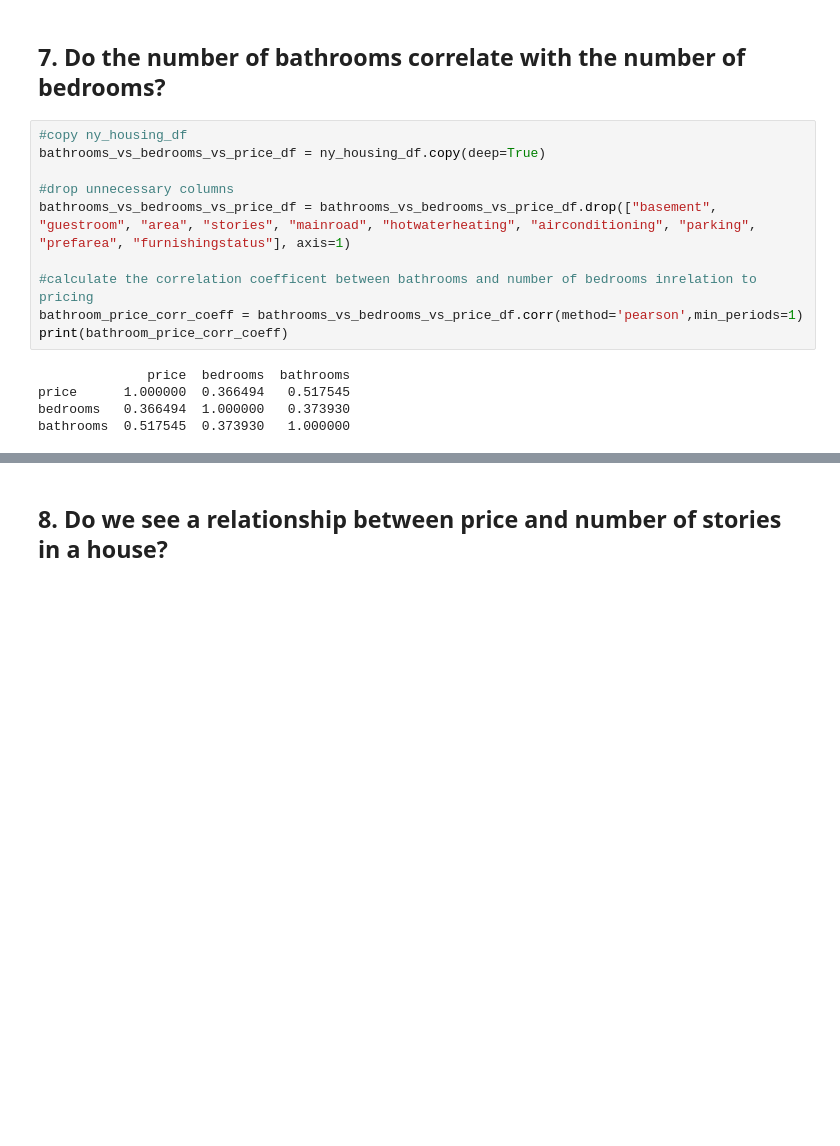
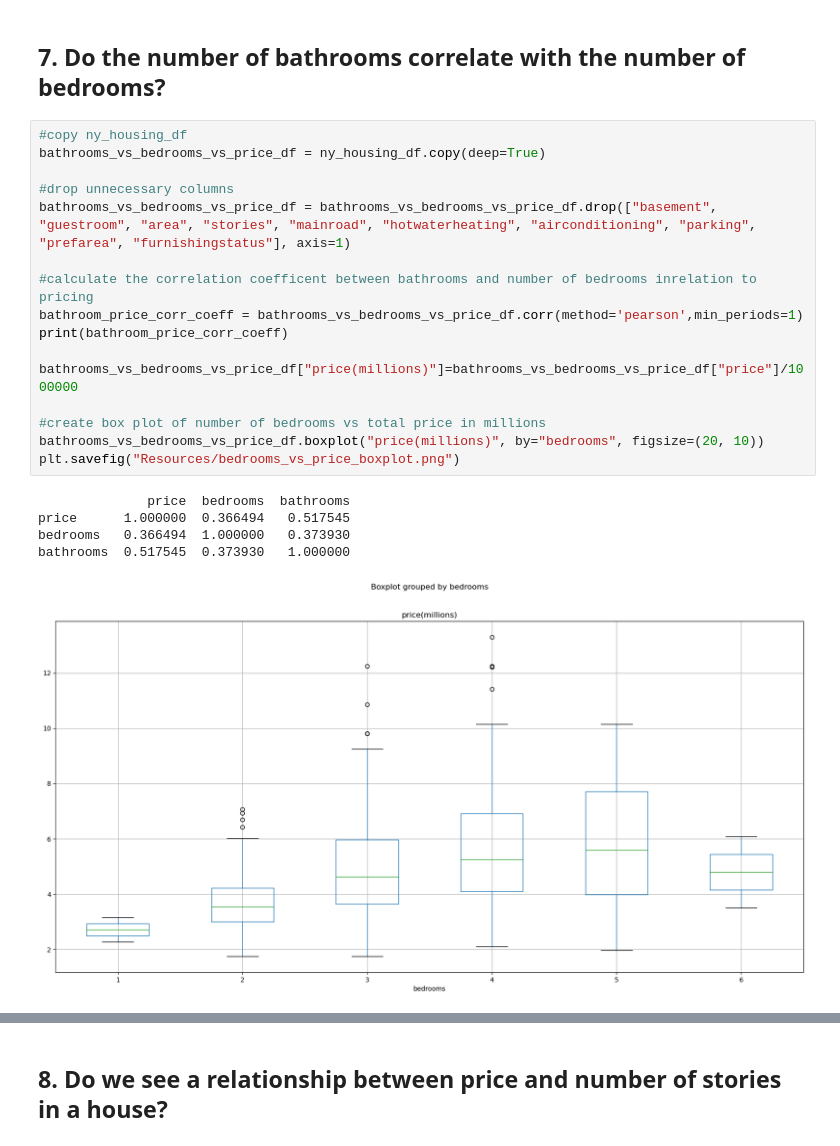
Before and after one commit to alanaadams/Project1, a Jupyter notebook: HomeattributePricing.ipynb, the cells around one changed output, grey strips where cells are left out. Saved outputs shown, nothing was run; the diff lists cells and outputs as text; blank space fills up the shorter version.

```diff
--- a/HomeattributePricing.ipynb
+++ b/HomeattributePricing.ipynb
@@ -230,15 +240,22 @@ Given the house area of 7410, the estimated price of the house would be 5810542.
 # %%
 #copy ny_housing_df
 bathrooms_vs_bedrooms_vs_price_df = ny_housing_df.copy(deep=True)
 
 #drop unnecessary columns
 bathrooms_vs_bedrooms_vs_price_df = bathrooms_vs_bedrooms_vs_price_df.drop(["basement", "guestroom", "area", "stories", "mainroad", "hotwaterheating", "airconditioning", "parking", "prefarea", "furnishingstatus"], axis=1)
 
 #calculate the correlation coefficent between bathrooms and number of bedrooms inrelation to pricing
 bathroom_price_corr_coeff = bathrooms_vs_bedrooms_vs_price_df.corr(method='pearson',min_periods=1)
 print(bathroom_price_corr_coeff)
+
+bathrooms_vs_bedrooms_vs_price_df["price(millions)"]=bathrooms_vs_bedrooms_vs_price_df["price"]/1000000
+
+#create box plot of number of bedrooms vs total price in millions
+bathrooms_vs_bedrooms_vs_price_df.boxplot("price(millions)", by="bedrooms", figsize=(20, 10))
+plt.savefig("Resources/bedrooms_vs_price_boxplot.png")
 # %% [output]
               price  bedrooms  bathrooms
 price      1.000000  0.366494   0.517545
 bedrooms   0.366494  1.000000   0.373930
 bathrooms  0.517545  0.373930   1.000000
+[figure, added]
```
Also changed, not shown: parts of 4 cells of this notebook, 3 other files.
